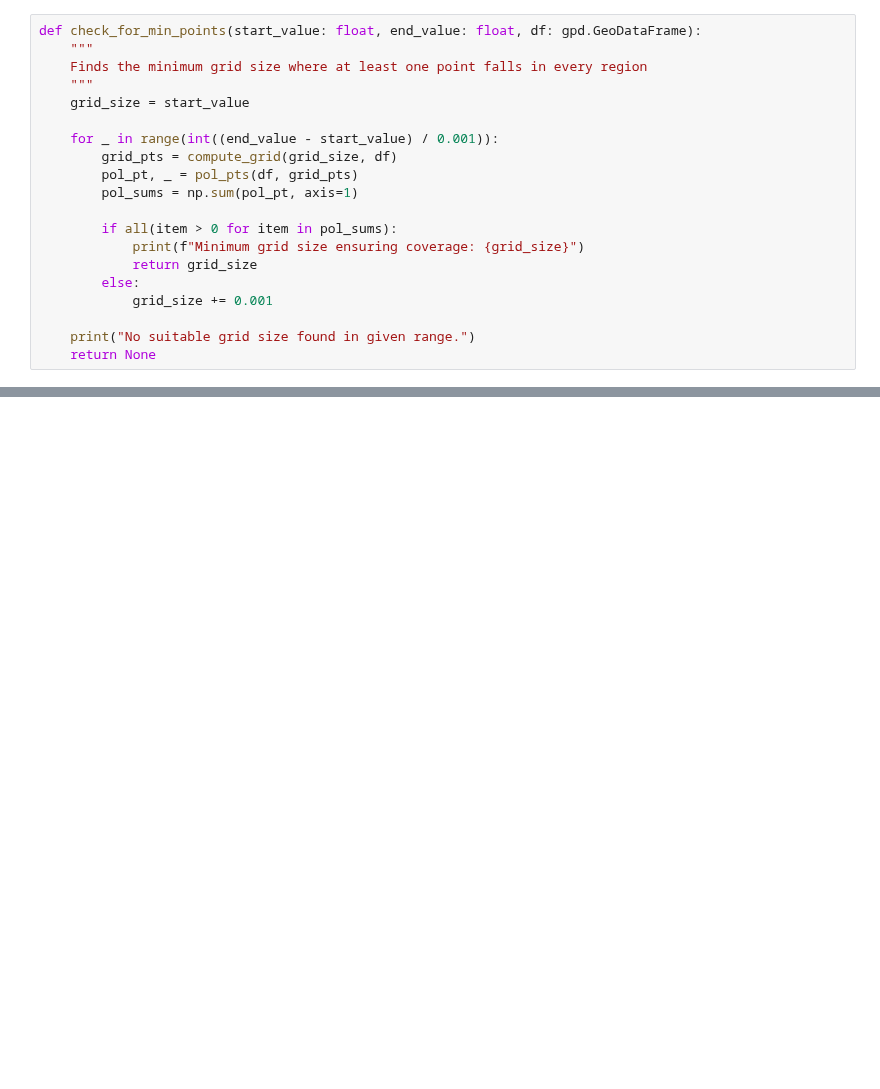
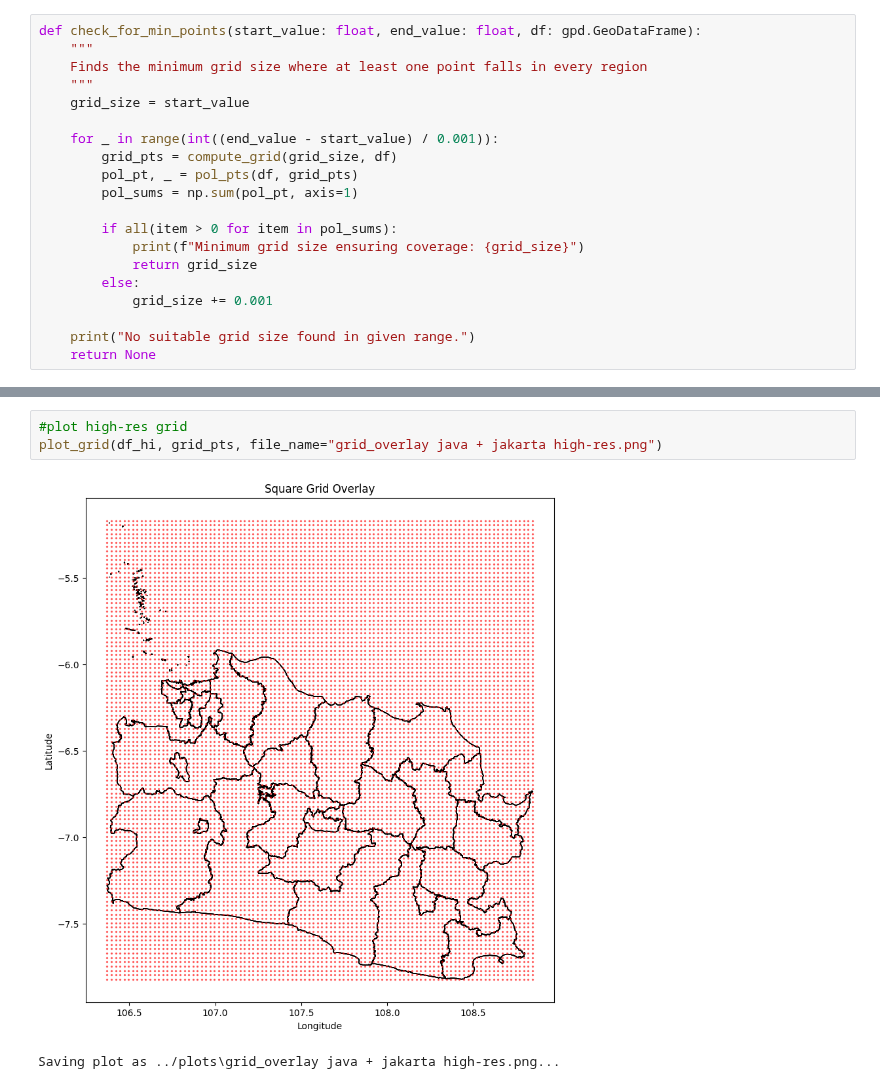
Before and after one commit to jeswid/DSE_FYP, a Jupyter notebook: src/Computational_Grid.ipynb, the cells around one changed output, grey strips where cells are left out. Drawn from its saved outputs; the diff is of its cells as text; blank space fills up the shorter version.

```diff
--- a/src/Computational_Grid.ipynb
+++ b/src/Computational_Grid.ipynb
@@ -141,2 +148,8 @@ Saving plot as grid_overlay java + jakarta.png...
+# %%
+#plot high-res grid
+plot_grid(df_hi, grid_pts, file_name="grid_overlay java + jakarta high-res.png")
+# %% [output]
+[figure, added]
+Saving plot as ../plots\grid_overlay java + jakarta high-res.png...
 # %%
 # Compute points within regions of both jakarta and java
```
Also changed, not shown: parts of 14 cells of this notebook, 10 other files.
